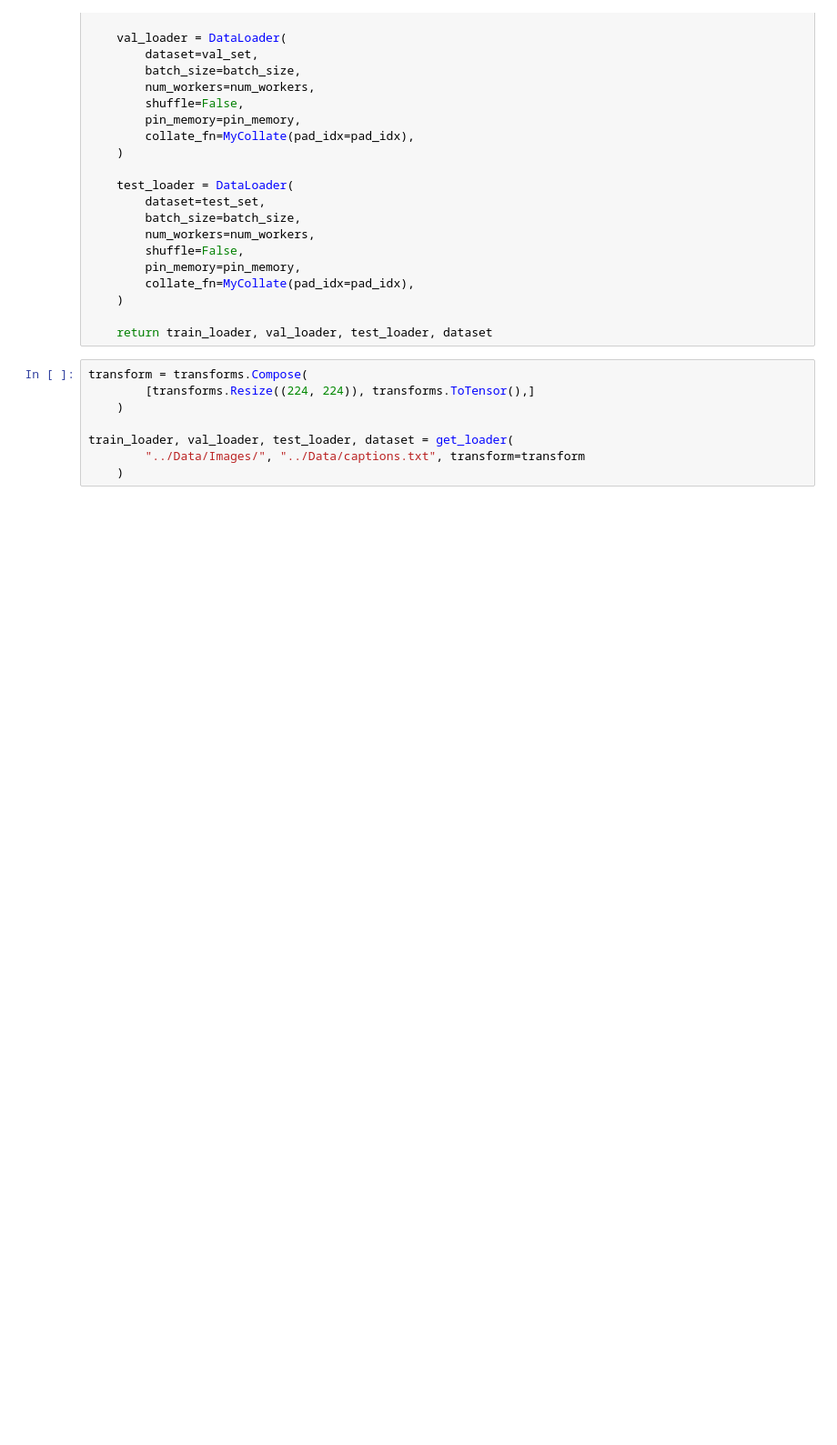
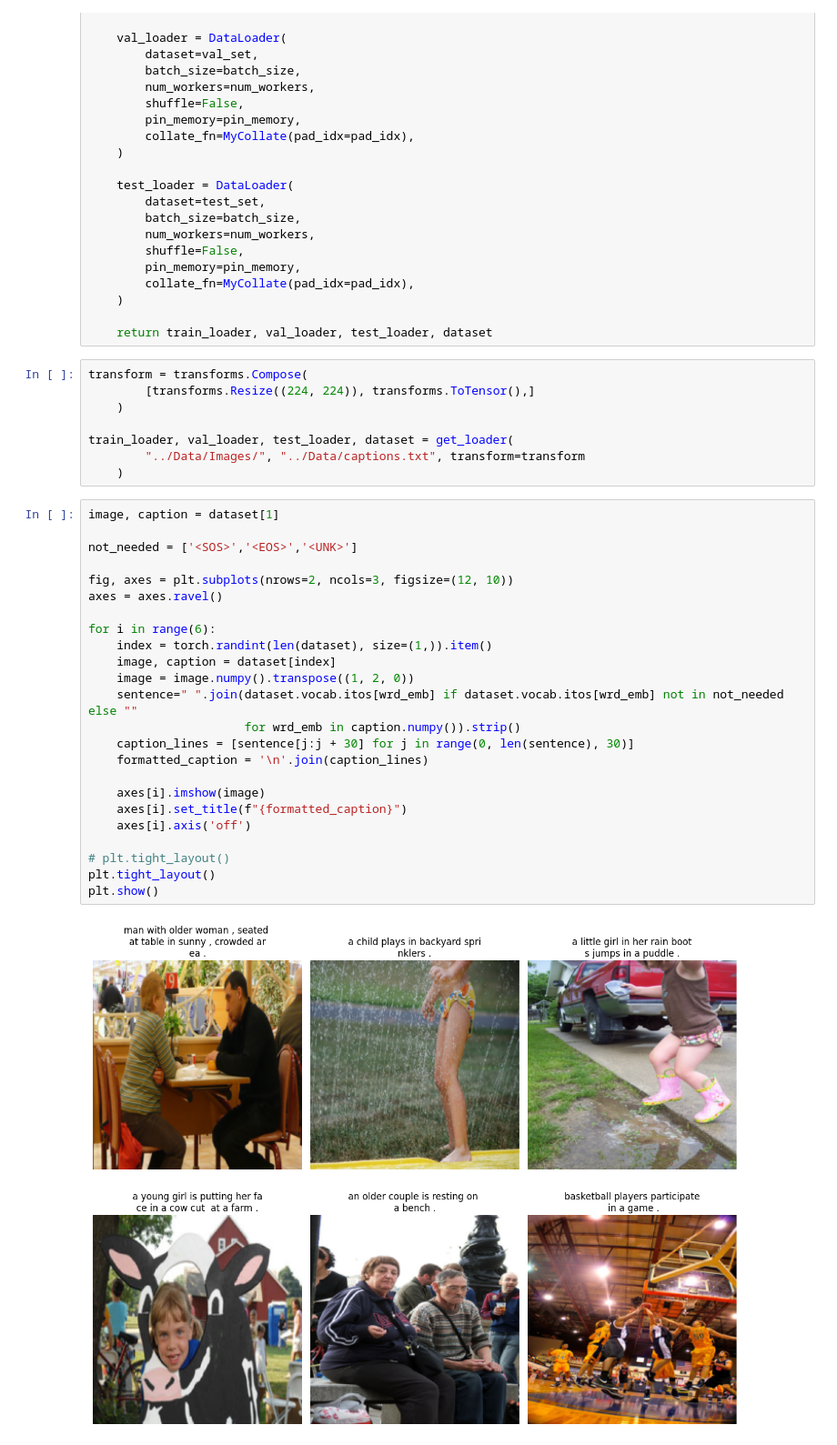
Before and after one commit to anshuman-8/CaptionMosaic, a Jupyter notebook: notebook/data-loader.ipynb, the cells around one changed output. Shown at 91% size. Cells and saved outputs as stored; diff of their text form; blank space fills up the shorter version.

```diff
--- a/notebook/data-loader.ipynb
+++ b/notebook/data-loader.ipynb
@@ -171,3 +172,29 @@ transform = transforms.Compose(
 train_loader, val_loader, test_loader, dataset = get_loader(
         "../Data/Images/", "../Data/captions.txt", transform=transform
     )
+# %%
+image, caption = dataset[1]
+
+not_needed = ['<SOS>','<EOS>','<UNK>']
+
+fig, axes = plt.subplots(nrows=2, ncols=3, figsize=(12, 10))
+axes = axes.ravel()
+
+for i in range(6):
+    index = torch.randint(len(dataset), size=(1,)).item()
+    image, caption = dataset[index]
+    image = image.numpy().transpose((1, 2, 0))
+    sentence=" ".join(dataset.vocab.itos[wrd_emb] if dataset.vocab.itos[wrd_emb] not in not_needed else ""
+                      for wrd_emb in caption.numpy()).strip()
+    caption_lines = [sentence[j:j + 30] for j in range(0, len(sentence), 30)]
+    formatted_caption = '\n'.join(caption_lines)
+
+    axes[i].imshow(image)
+    axes[i].set_title(f"{formatted_caption}")
+    axes[i].axis('off')
+
+# plt.tight_layout()
+plt.tight_layout()
+plt.show()
+# %% [output]
+[figure, added]
```
Also changed, not shown: parts of 1 cell of this notebook, 5 other files.
